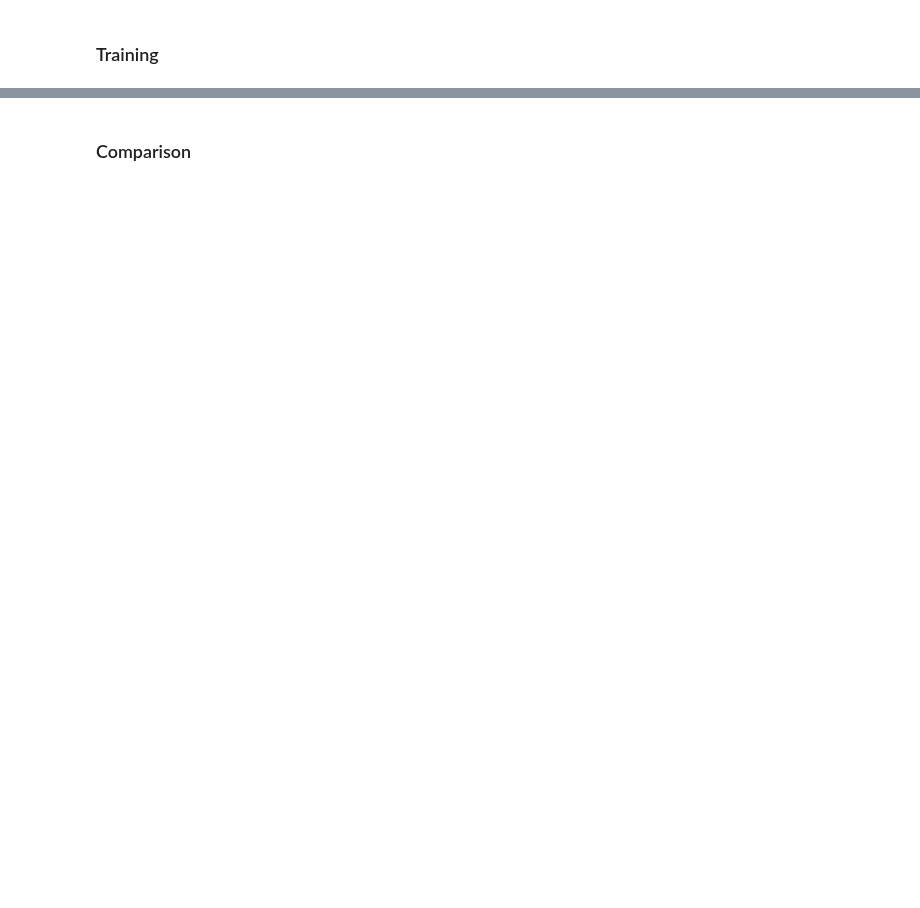
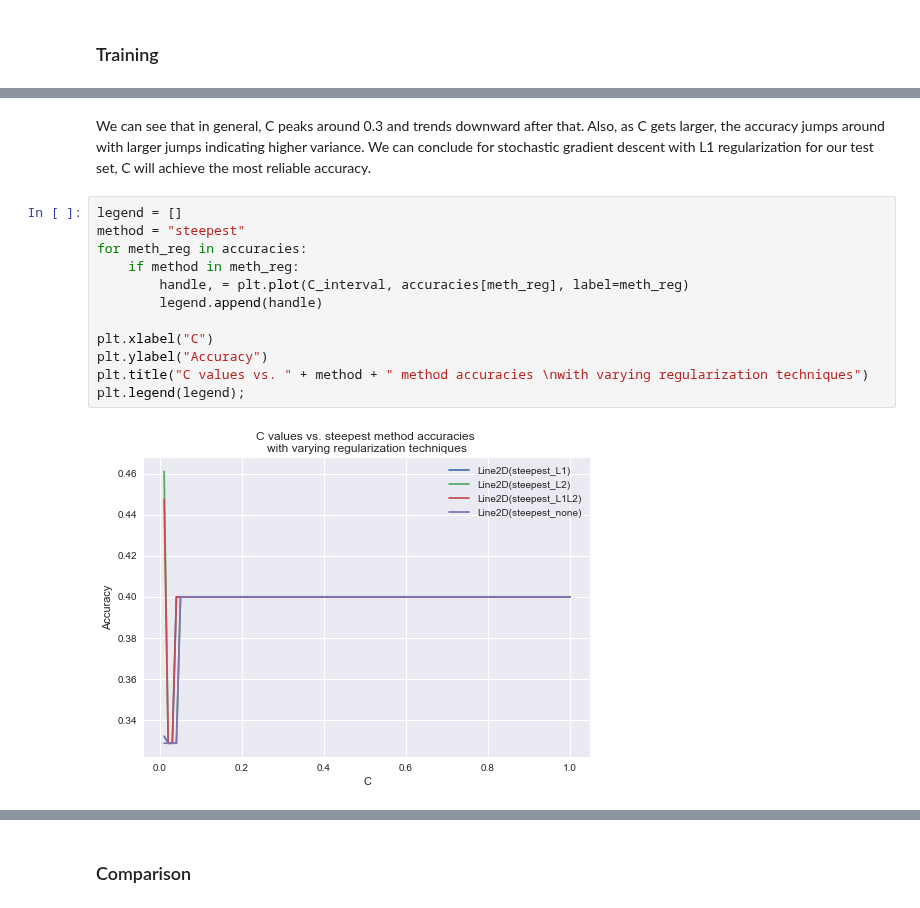
Before and after one commit to Thakugan/machine-learning-notebooks, a Jupyter notebook: 4-extending-logistric-regression/contraceptive-method-choice.ipynb, the cells around one changed output, grey strips where cells are left out. Saved outputs shown, nothing was run; the diff lists cells and outputs as text; blank space fills up the shorter version.

```diff
--- a/4-extending-logistric-regression/contraceptive-method-choice.ipynb
+++ b/4-extending-logistric-regression/contraceptive-method-choice.ipynb
@@ -548,0 +628,16 @@ Accuracy of:  0.528813559322
+# %% [markdown]
+We can see that in general, C peaks around 0.3 and trends downward after that. Also, as C gets larger, the accuracy jumps around with larger jumps indicating higher variance. We can conclude for stochastic gradient descent with L1 regularization for our test set, C will achieve the most reliable accuracy.
+# %%
+legend = []
+method = "steepest"
+for meth_reg in accuracies:
+    if method in meth_reg:
+        handle, = plt.plot(C_interval, accuracies[meth_reg], label=meth_reg)
+        legend.append(handle)
+
+plt.xlabel("C")
+plt.ylabel("Accuracy")
+plt.title("C values vs. " + method + " method accuracies \nwith varying regularization techniques")
+plt.legend(legend);
+# %% [output]
+[figure, added]
```
Also changed, not shown: parts of 36 cells of this notebook.
